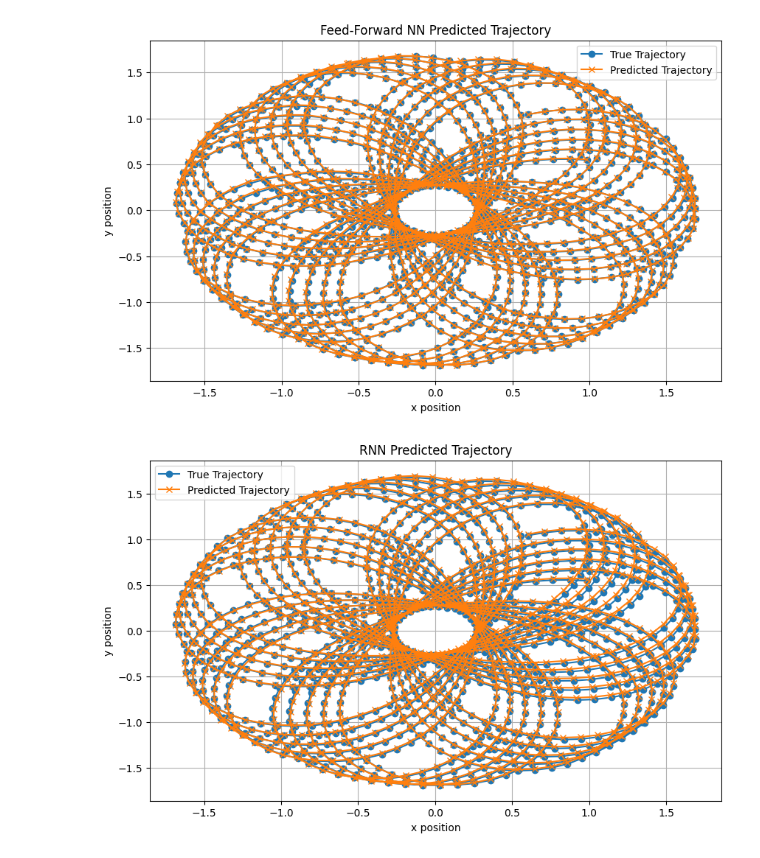
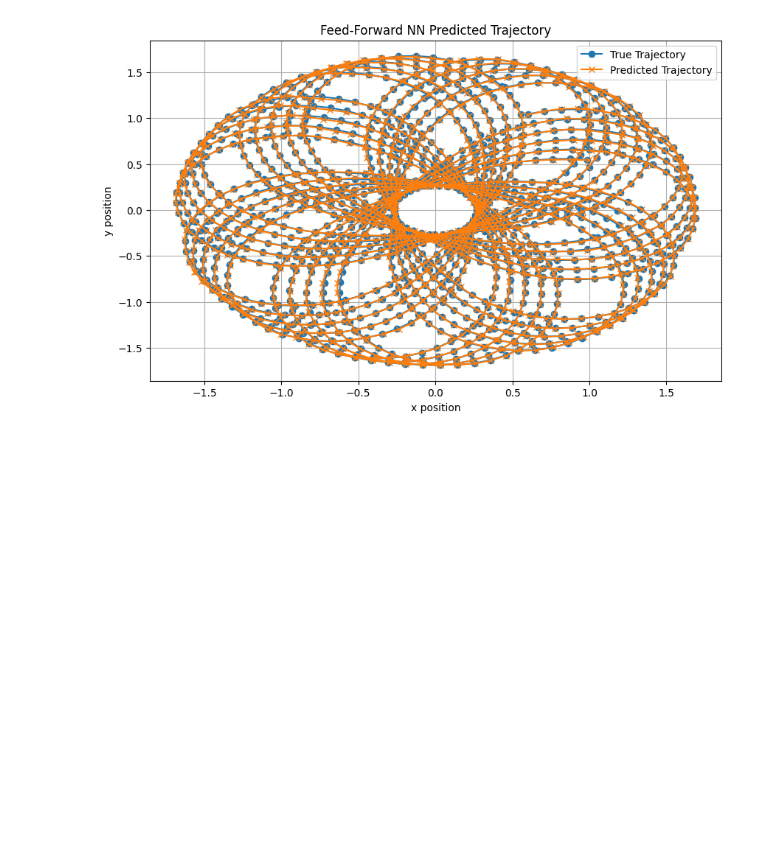
Before and after one commit to green3diamond/PINN-project-particle, a Jupyter notebook: vizualize.ipynb, the cells around one changed output. Cells and saved outputs as stored; diff of their text form; code cells hidden in the pictures; blank space fills up the shorter version.

```diff
--- a/vizualize.ipynb
+++ b/vizualize.ipynb
@@ -9,7 +9,7 @@ from src.network import FeedForwardNN, RecurrentNN
 from train import train_model, evaluate_model
 
 batch_size = 64
-num_epochs = 200
+num_epochs = 100
 
 
 def load_data(file_path):
@@ -51,14 +51,6 @@ optimizer = optim.Adam(model.parameters(), lr=0.001)
 train_model(model, train_loader, criterion, optimizer, num_epochs)
 evaluate_model(model, test_loader, criterion)
 
-# Instantiate the RNN model, define loss function and optimizer
-rnn_model = RecurrentNN()
-criterion = nn.MSELoss()
-optimizer = optim.Adam(rnn_model.parameters(), lr=0.001)
-
-train_model(rnn_model, train_loader, criterion, optimizer, num_epochs)
-evaluate_model(rnn_model, test_loader, criterion)
-
 # Visualization functions
 def plot_positions(positions, title):
     x = positions[:, 0]
@@ -94,7 +86,4 @@ test_output_positions_np = test_output_states[:, 2:].numpy()
 
 # Plot predicted trajectories for feed-forward neural network
 plot_predicted_trajectories(model, test_input_states, test_output_positions_np, 'Feed-Forward NN Predicted Trajectory')
-
-# Plot predicted trajectories for recurrent neural network
-plot_predicted_trajectories(rnn_model, test_input_states, test_output_positions_np, 'RNN Predicted Trajectory')
 # %% [output]
@@ -103,2 +91 @@ Test Loss: 0.00013378851984042285
-[figure, old version]
+[figure, new version]
-[figure, removed]
```
Also changed, not shown: parts of 3 cells of this notebook, 3 other files.
